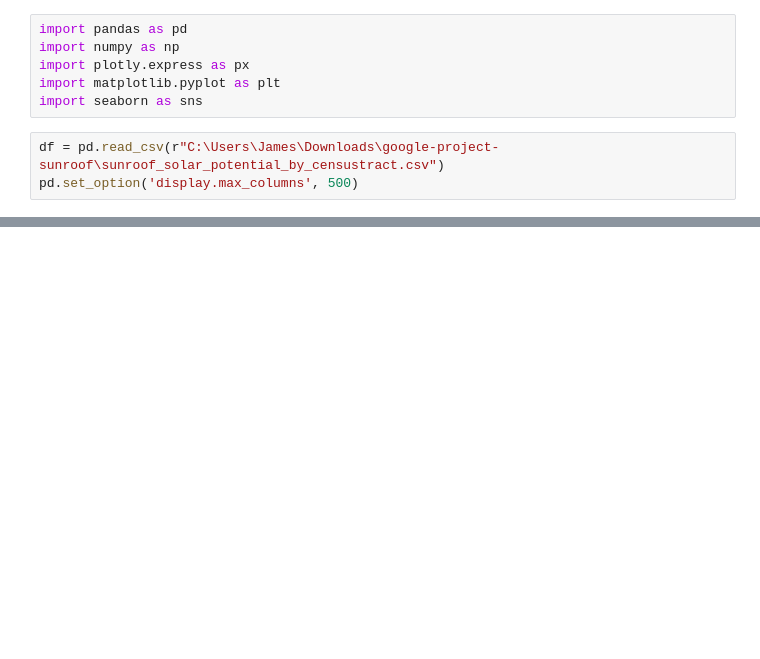
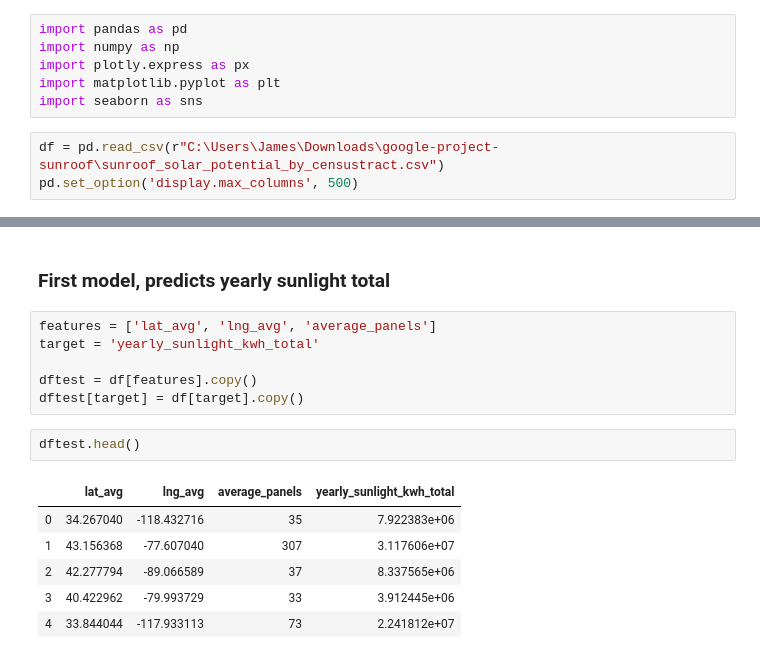
Before and after one commit to jamesluttringer2019/Project_Sunroof, a Jupyter notebook: notebooks/Exploration_and_model_training.ipynb, the cells around one changed output, grey strips where cells are left out. Cells and saved outputs as stored; diff of their text form; blank space fills up the shorter version.

```diff
--- a/notebooks/Exploration_and_model_training.ipynb
+++ b/notebooks/Exploration_and_model_training.ipynb
@@ -86,0 +61,17 @@ The mean baseline is: 15.292462562196453
+# %% [markdown]
+### First model, predicts yearly sunlight total
+# %%
+features = ['lat_avg', 'lng_avg', 'average_panels']
+target = 'yearly_sunlight_kwh_total'
+
+dftest = df[features].copy()
+dftest[target] = df[target].copy()
+# %%
+dftest.head()
+# %% [output]
+|  | lat_avg | lng_avg | average_panels | yearly_sunlight_kwh_total |
+| 0 | 34.267040 | -118.432716 | 35 | 7.922383e+06 |
+| 1 | 43.156368 | -77.607040 | 307 | 3.117606e+07 |
+| 2 | 42.277794 | -89.066589 | 37 | 8.337565e+06 |
+| 3 | 40.422962 | -79.993729 | 33 | 3.912445e+06 |
+| 4 | 33.844044 | -117.933113 | 73 | 2.241812e+07 |
```
Also changed, not shown: parts of 55 cells of this notebook, 5 other files.
